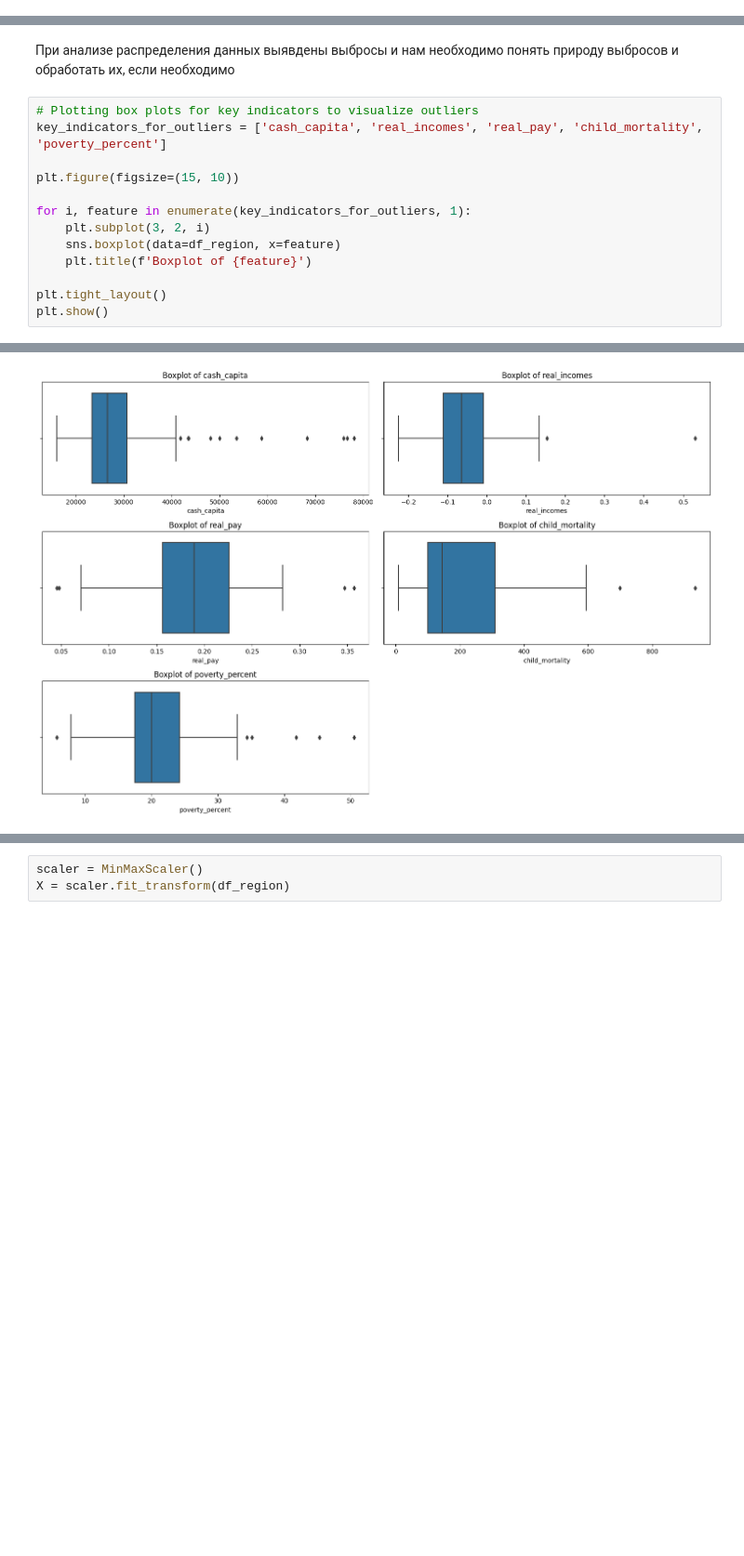
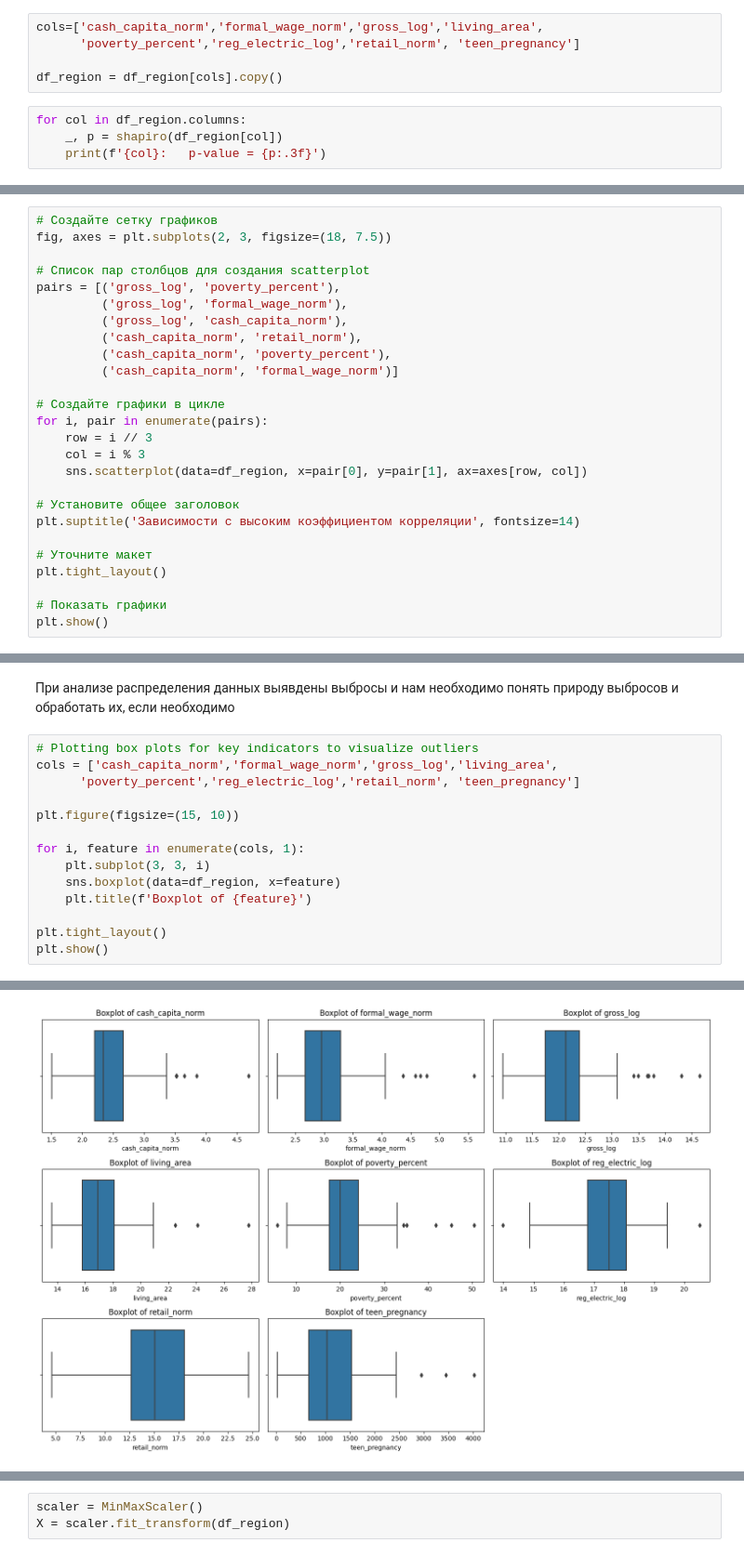
Before and after one commit to banzarkhan/ngo-clasterization, a Jupyter notebook: ngo-clasterization.ipynb, the cells around one changed output, grey strips where cells are left out. Shown at 93% size. Drawn from its saved outputs; the diff is of its cells as text; blank space fills up the shorter version.

```diff
--- a/ngo-clasterization.ipynb
+++ b/ngo-clasterization.ipynb
@@ -1538,0 +1666,9 @@ poverty_percent (Процент бедности): Важно подробно
+# %%
+cols=['cash_capita_norm','formal_wage_norm','gross_log','living_area',
+      'poverty_percent','reg_electric_log','retail_norm', 'teen_pregnancy']
+
+df_region = df_region[cols].copy()
+# %%
+for col in df_region.columns:
+    _, p = shapiro(df_region[col])
+    print(f'{col}:   p-value = {p:.3f}')
@@ -1538,0 +1697,26 @@ poverty_percent (Процент бедности): Важно подробно
+# %%
+# Создайте сетку графиков
+fig, axes = plt.subplots(2, 3, figsize=(18, 7.5))
+
+# Список пар столбцов для создания scatterplot
+pairs = [('gross_log', 'poverty_percent'),
+         ('gross_log', 'formal_wage_norm'),
+         ('gross_log', 'cash_capita_norm'),
+         ('cash_capita_norm', 'retail_norm'),
+         ('cash_capita_norm', 'poverty_percent'),
+         ('cash_capita_norm', 'formal_wage_norm')]
+
+# Создайте графики в цикле
+for i, pair in enumerate(pairs):
+    row = i // 3
+    col = i % 3
+    sns.scatterplot(data=df_region, x=pair[0], y=pair[1], ax=axes[row, col])
+
+# Установите общее заголовок
+plt.suptitle('Зависимости с высоким коэффициентом корреляции', fontsize=14)
+
+# Уточните макет
+plt.tight_layout()
+
+# Показать графики
+plt.show()
@@ -1542,12 +1748,13 @@ poverty_percent (Процент бедности): Важно подробно
 При анализе распределения данных выявдены выбросы и нам необходимо понять природу выбросов и обработать их, если необходимо
 # %%
 # Plotting box plots for key indicators to visualize outliers
-key_indicators_for_outliers = ['cash_capita', 'real_incomes', 'real_pay', 'child_mortality', 'poverty_percent']
+cols = ['cash_capita_norm','formal_wage_norm','gross_log','living_area',
+      'poverty_percent','reg_electric_log','retail_norm', 'teen_pregnancy']
 
 plt.figure(figsize=(15, 10))
 
-for i, feature in enumerate(key_indicators_for_outliers, 1):
-    plt.subplot(3, 2, i)
+for i, feature in enumerate(cols, 1):
+    plt.subplot(3, 3, i)
     sns.boxplot(data=df_region, x=feature)
     plt.title(f'Boxplot of {feature}')
 
@@ -1557,4 +1781,4 @@ plt.show()
-[figure, old version]
+[figure, new version]
 # %%
 outliers_info = {}
 
```
Also changed, not shown: parts of 53 cells of this notebook.
